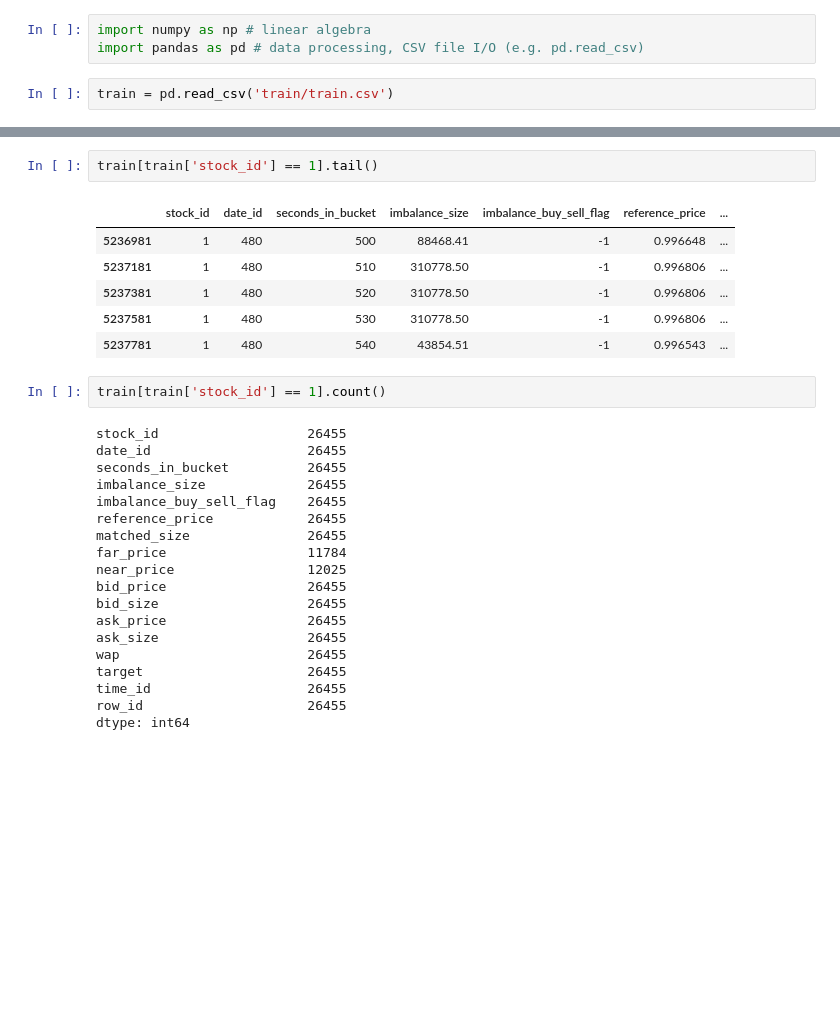
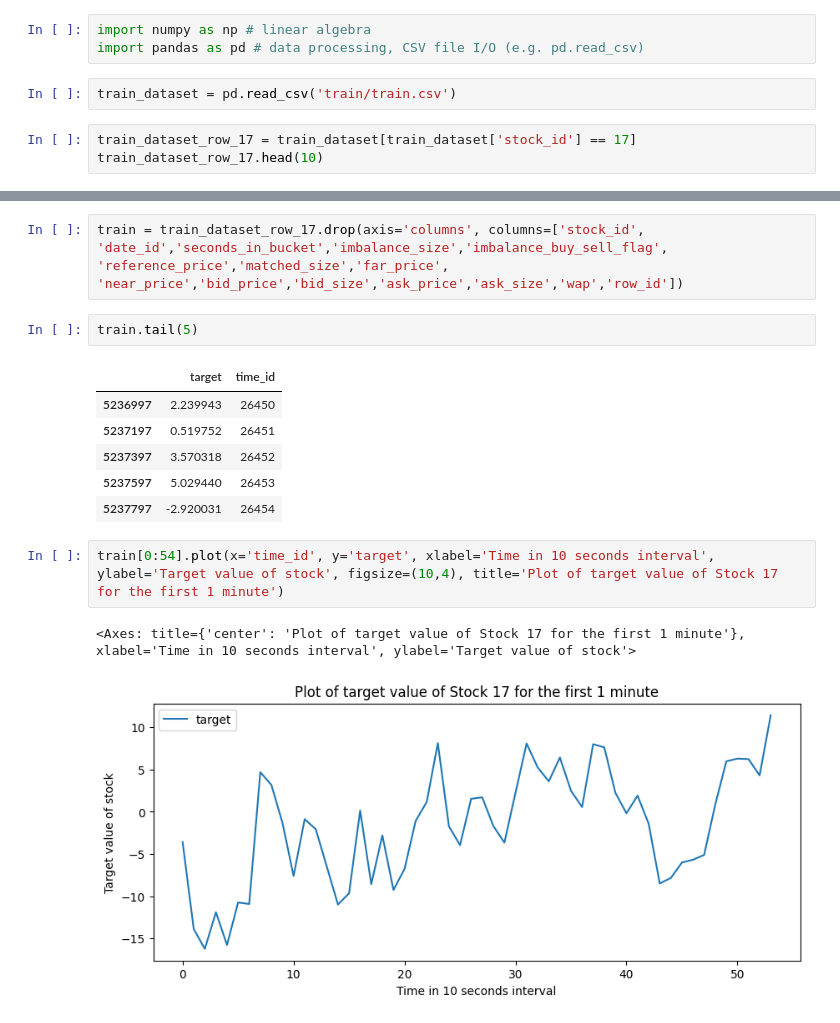
Before and after one commit to UNT-CSCE-Projects/US_stock_market_prediction, a Jupyter notebook: Optiver_Trading_at_the_close.ipynb, the cells around one changed output, grey strips where cells are left out. Saved outputs shown, nothing was run; the diff lists cells and outputs as text; blank space fills up the shorter version.

```diff
--- a/Optiver_Trading_at_the_close.ipynb
+++ b/Optiver_Trading_at_the_close.ipynb
@@ -38,4 +56,7 @@ Archive:  optiver-trading-at-the-close.zip
 import numpy as np # linear algebra
 import pandas as pd # data processing, CSV file I/O (e.g. pd.read_csv)
 # %%
-train = pd.read_csv('train/train.csv')
+train_dataset = pd.read_csv('train/train.csv')
+# %%
+train_dataset_row_17 = train_dataset[train_dataset['stock_id'] == 17]
+train_dataset_row_17.head(10)
@@ -42,30 +75,16 @@ train = pd.read_csv('train/train.csv')
+# %%
+train = train_dataset_row_17.drop(axis='columns', columns=['stock_id', 'date_id','seconds_in_bucket','imbalance_size','imbalance_buy_sell_flag', 'reference_price','matched_size','far_price', 'near_price','bid_price','bid_size','ask_price','ask_size','wap','row_id'])
 # %%
-train[train['stock_id'] == 1].tail()
+train.tail(5)
 # %% [output]
-|  | stock_id | date_id | seconds_in_bucket | imbalance_size | imbalance_buy_sell_flag | reference_price | ... |
-| 5236981 | 1 | 480 | 500 | 88468.41 | -1 | 0.996648 | ... |
-| 5237181 | 1 | 480 | 510 | 310778.50 | -1 | 0.996806 | ... |
-| 5237381 | 1 | 480 | 520 | 310778.50 | -1 | 0.996806 | ... |
-| 5237581 | 1 | 480 | 530 | 310778.50 | -1 | 0.996806 | ... |
-| 5237781 | 1 | 480 | 540 | 43854.51 | -1 | 0.996543 | ... |
+|  | target | time_id |
+| 5236997 | 2.239943 | 26450 |
+| 5237197 | 0.519752 | 26451 |
+| 5237397 | 3.570318 | 26452 |
+| 5237597 | 5.029440 | 26453 |
+| 5237797 | -2.920031 | 26454 |
-# %%
-train[train['stock_id'] == 1].count()
-# %% [output]
-stock_id                   26455
-date_id                    26455
-seconds_in_bucket          26455
-imbalance_size             26455
-imbalance_buy_sell_flag    26455
-reference_price            26455
-matched_size               26455
-far_price                  11784
-near_price                 12025
-bid_price                  26455
-bid_size                   26455
-ask_price                  26455
-ask_size                   26455
-wap                        26455
-target                     26455
-time_id                    26455
-row_id                     26455
-dtype: int64
+# %%
+train[0:54].plot(x='time_id', y='target', xlabel='Time in 10 seconds interval', ylabel='Target value of stock', figsize=(10,4), title='Plot of target value of Stock 17 for the first 1 minute')
+# %% [output]
+<Axes: title={'center': 'Plot of target value of Stock 17 for the first 1 minute'}, xlabel='Time in 10 seconds interval', ylabel='Target value of stock'>
+[figure, added]
```
Also changed, not shown: parts of 3 cells of this notebook.
